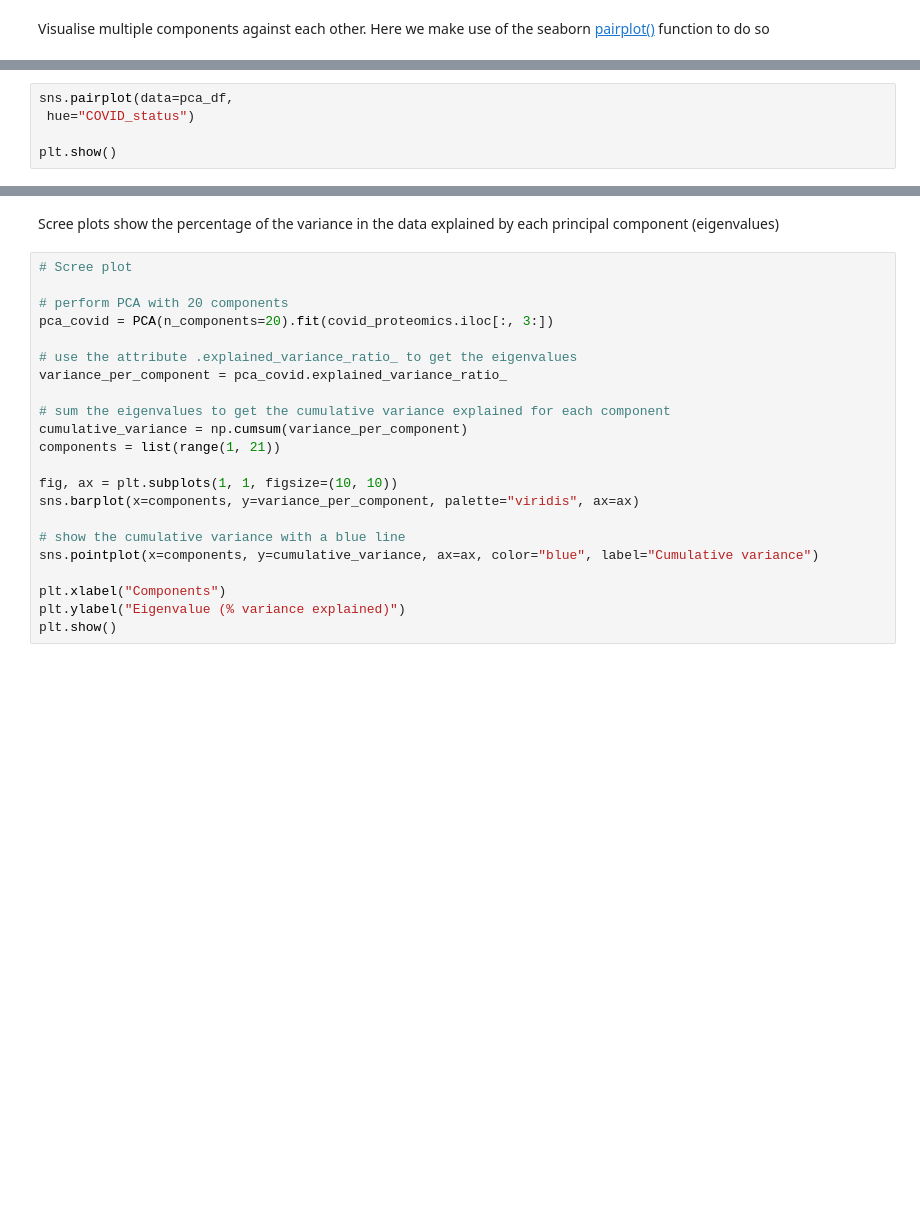
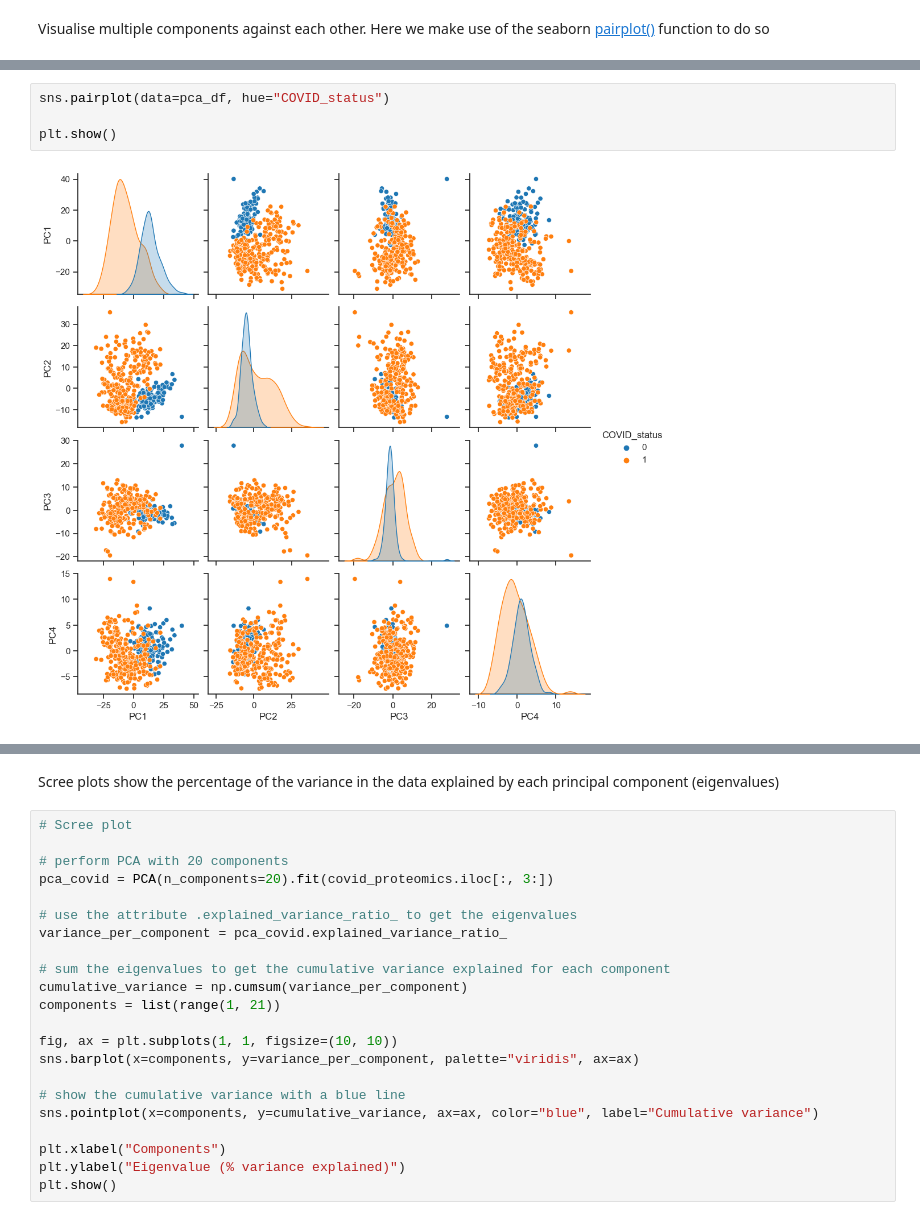
Before and after one commit to ICL-BMB-BiDS/BIDS2-DimensionReduction1, a Jupyter notebook: BIDS_02_DimensionReduction_1.ipynb, the cells around one changed output, grey strips where cells are left out. Cells and saved outputs as stored; diff of their text form; blank space fills up the shorter version.

```diff
--- a/BIDS_02_DimensionReduction_1.ipynb
+++ b/BIDS_02_DimensionReduction_1.ipynb
@@ -104,5 +163,6 @@ pca_df
 # %%
-sns.pairplot(data=pca_df,
- hue="COVID_status")
+sns.pairplot(data=pca_df, hue="COVID_status")
 
 plt.show()
+# %% [output]
+[figure, added]
```
Also changed, not shown: parts of 20 cells of this notebook.
